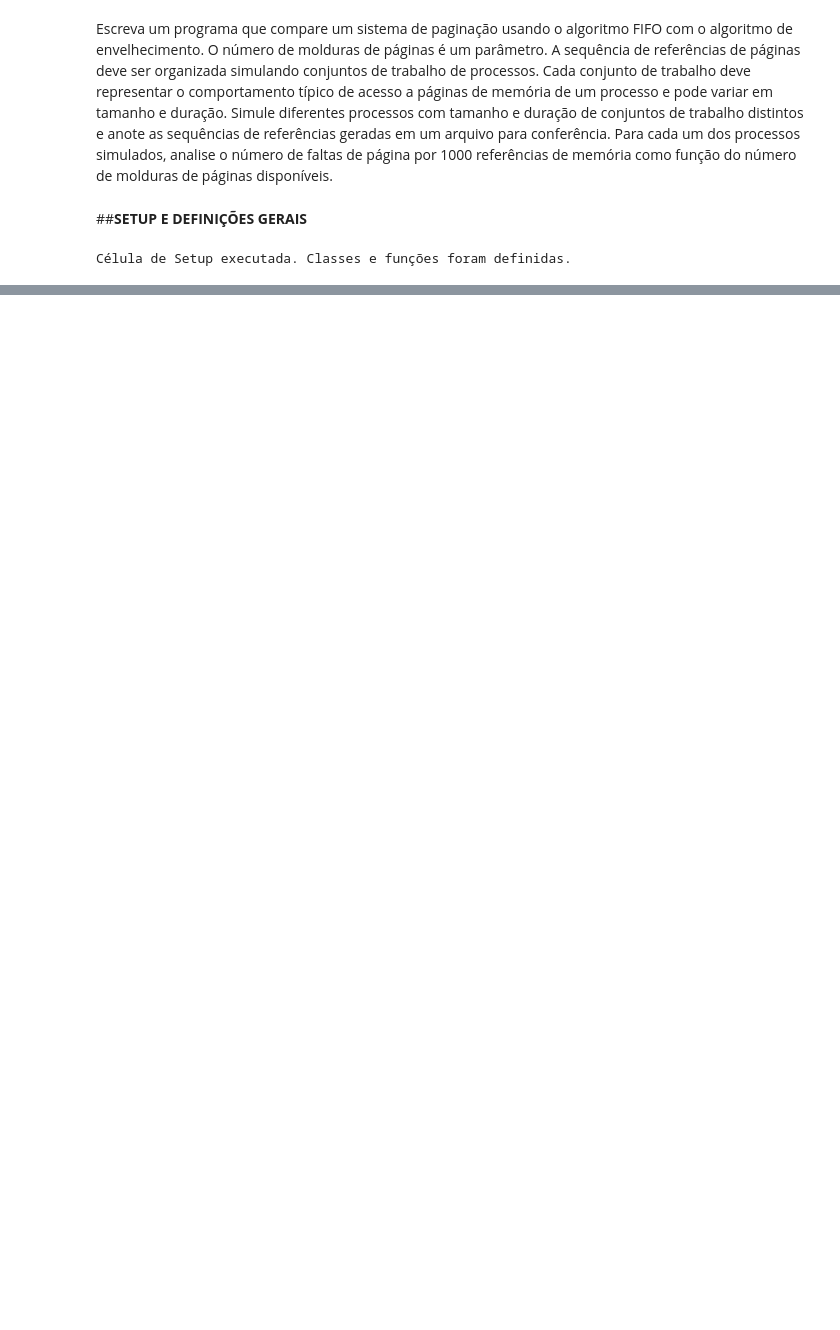
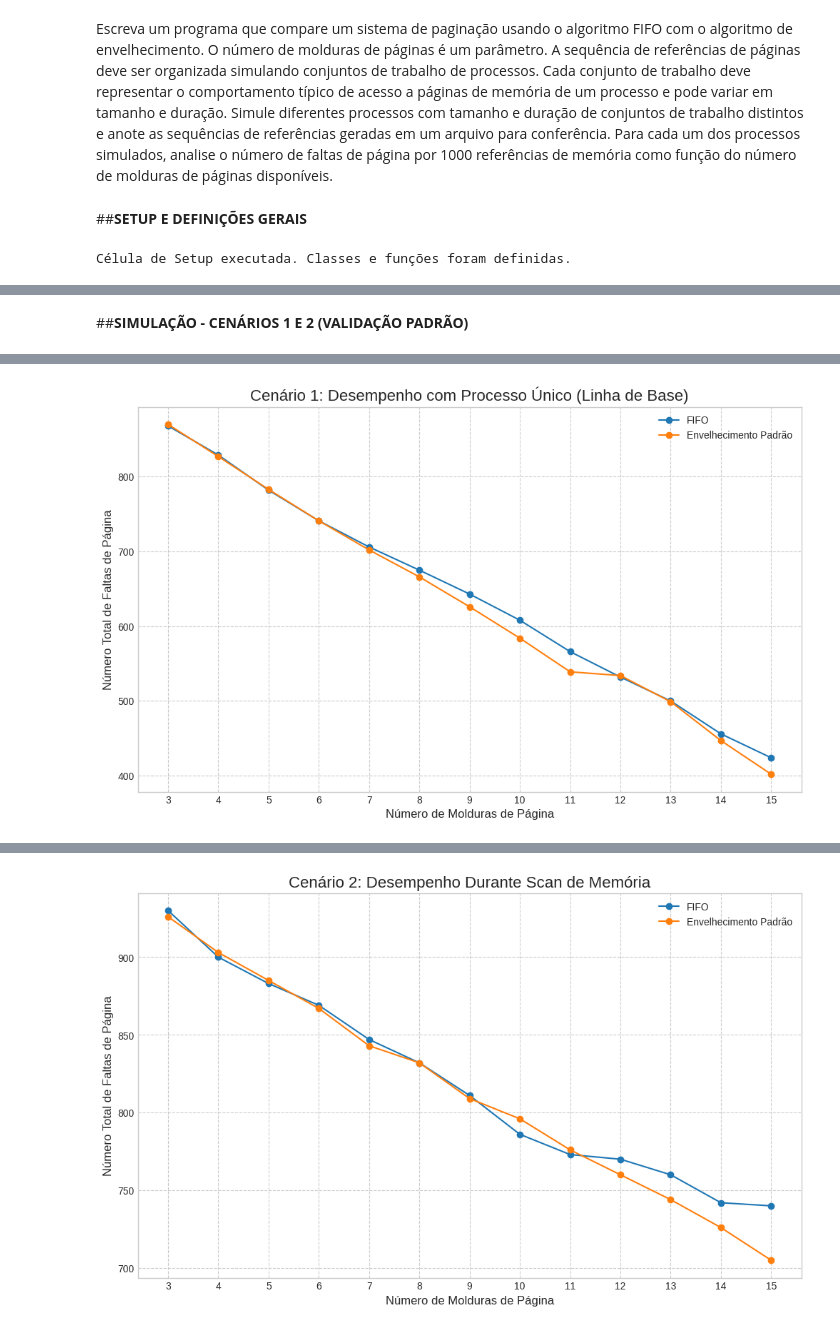
Before and after one commit to NityanandaBarbosa/Operational-System, a Jupyter notebook: gen_mem/gen_mem_02.ipynb, the cells around one changed output, grey strips where cells are left out. Saved outputs shown, nothing was run; the diff lists cells and outputs as text; code cells hidden in the pictures; blank space fills up the shorter version.

```diff
--- a/gen_mem/gen_mem_02.ipynb
+++ b/gen_mem/gen_mem_02.ipynb
@@ -302,0 +190,66 @@ Gerando gráficos para o Cenário 2...
+# %% [markdown]
+##**SIMULAÇÃO - CENÁRIOS 1 E 2 (VALIDAÇÃO PADRÃO)**
+# %%
+# Parâmetros globais
+NUM_PAGINAS_TOTAL = 100
+NUM_REFERENCIAS = 1000
+faixa_molduras = list(range(3, 16, 1))
+plt.style.use('seaborn-v0_8-whitegrid')
+
+# CENÁRIO 1: MÚLTIPLOS PROCESSOS
+print("--- Iniciando Experimento: Cenário 1 - Processo Único com Localidade ---")
+ws_config_cenario1 = {'tamanho': 20, 'inicio': 10}
+sequencia_cenario1 = gerar_sequencia_cenario1(NUM_REFERENCIAS, NUM_PAGINAS_TOTAL, ws_config_cenario1)
+salvar_sequencia_em_txt(sequencia_cenario1, "sequencia_cenario1.txt")
+resultados_cenario1 = []
+for n_molduras in faixa_molduras:
+    sim_fifo = AlgoritmoFIFO(n_molduras)
+    for p in sequencia_cenario1: sim_fifo.acessar_pagina(p)
+    sim_aging = AlgoritmoEnvelhecimento(n_molduras)
+    for p in sequencia_cenario1: sim_aging.acessar_pagina(p)
+    resultados_cenario1.append({
+        "num_molduras": n_molduras,
+        "FIFO": sim_fifo.faltas_de_pagina,
+        "Envelhecimento Padrão": sim_aging.faltas_de_pagina
+    })
+df_resultados_cenario1 = pd.DataFrame(resultados_cenario1)
+print("\nResultados da Simulação - Cenário 1:\n", df_resultados_cenario1)
+
+# Gráfico Cenário 1
+df_resultados_cenario1.plot(x='num_molduras', kind='line', marker='o', figsize=(12, 7))
+plt.title('Cenário 1: Desempenho com Processo Único (Linha de Base)', fontsize=16)
+plt.xlabel('Número de Molduras de Página', fontsize=12)
+plt.ylabel('Número Total de Faltas de Página', fontsize=12)
+plt.xticks(faixa_molduras)
+plt.grid(True, which='both', linestyle='--')
+plt.show()
+
+# CENÁRIO 2: SCAN DE MEMÓRIA
+print("\n--- Iniciando Experimento: Cenário 2 (Scan de Memória) ---")
+ws_config_cenario2 = {'tamanho': 15, 'inicio': 10}
+scan_config_cenario2 = {'tamanho': 30, 'chance': 0.05}
+sequencia_cenario2 = gerar_sequencia_cenario2(NUM_REFERENCIAS, NUM_PAGINAS_TOTAL, ws_config_cenario2, scan_config_cenario2)
+salvar_sequencia_em_txt(sequencia_cenario2, "sequencia_cenario2.txt")
+resultados_cenario2 = []
+for n_molduras in faixa_molduras:
+    sim_fifo = AlgoritmoFIFO(n_molduras)
+    for p in sequencia_cenario2: sim_fifo.acessar_pagina(p)
+    sim_aging = AlgoritmoEnvelhecimento(n_molduras)
+    for p in sequencia_cenario2: sim_aging.acessar_pagina(p)
+    resultados_cenario2.append({
+        "num_molduras": n_molduras,
+        "FIFO": sim_fifo.faltas_de_pagina,
+        "Envelhecimento Padrão": sim_aging.faltas_de_pagina
+    })
+df_resultados_cenario2 = pd.DataFrame(resultados_cenario2)
+print("\nResultados da Simulação - Cenário 2:\n", df_resultados_cenario2)
+
+# Gráfico Cenário 2
+df_resultados_cenario2.plot(x='num_molduras', kind='line', marker='o', figsize=(12, 7))
+plt.title('Cenário 2: Desempenho Durante Scan de Memória', fontsize=16)
+plt.xlabel('Número de Molduras de Página', fontsize=12)
+plt.ylabel('Número Total de Faltas de Página', fontsize=12)
+plt.xticks(faixa_molduras)
+plt.grid(True, which='both', linestyle='--')
+plt.show()
+# %% [output]
@@ -302,0 +274 @@ Gerando gráficos para o Cenário 2...
+[figure, added]
@@ -302,0 +293 @@ Gerando gráficos para o Cenário 2...
+[figure, added]
```
Also changed, not shown: parts of 9 cells of this notebook.
